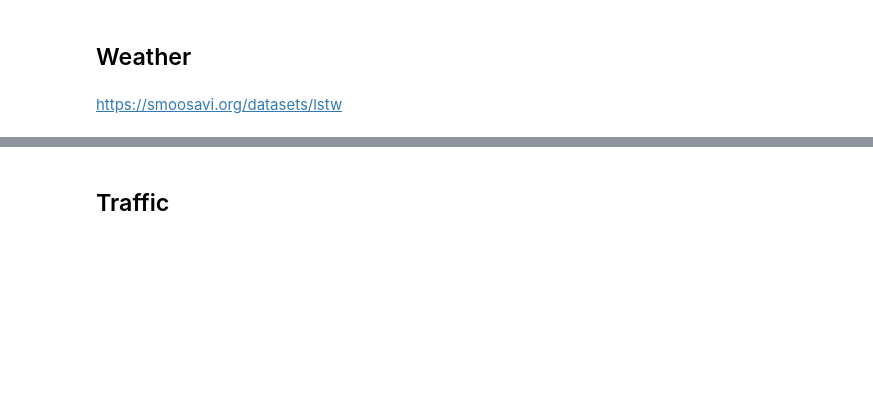
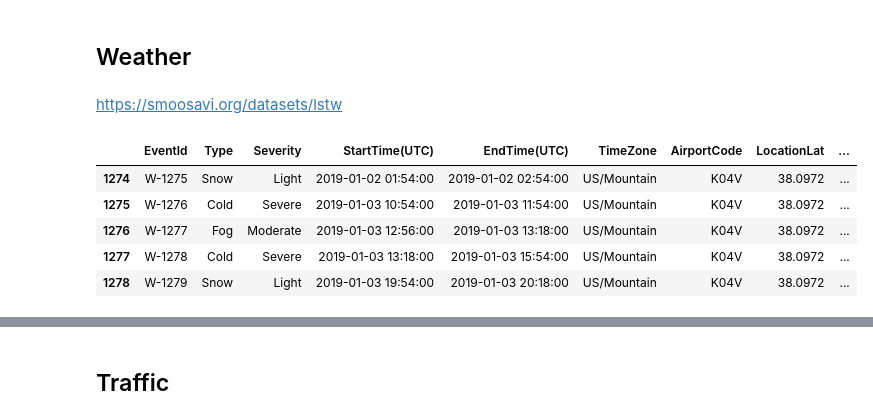
Before and after one commit to vamsidhar-reddy-rajula/Flight-delays, a Jupyter notebook: notebooks/5_feature_engineering.ipynb, the cells around one changed output, grey strips where cells are left out. Drawn from its saved outputs; the diff is of its cells as text; code cells hidden in the pictures; blank space fills up the shorter version.

```diff
--- a/notebooks/5_feature_engineering.ipynb
+++ b/notebooks/5_feature_engineering.ipynb
@@ -231,15 +250,22 @@ https://smoosavi.org/datasets/lstw
 # flights_fe = flights_fe[(~flights_fe.origin_state.isin(["AK","HI","DC","PR","VI","TT"])) &
 #             (~flights_fe.dest_state.isin(["AK","HI","DC","PR","VI","TT"]))]
 # %%
-# weather_kaggle = pd.read_csv(r"../data/WeatherEvents_Jan2016-Dec2020.csv")
+weather_kaggle = pd.read_csv(r"../data/external/WeatherEvents_Jan2016-Dec2020.csv")
 # %%
-# weather_kaggle = weather_kaggle.astype({'StartTime(UTC)':'datetime64[ns]',
-#                                        'EndTime(UTC)':'datetime64[ns]'})
+weather_kaggle = weather_kaggle.astype({'StartTime(UTC)':'datetime64[ns]',
+                                       'EndTime(UTC)':'datetime64[ns]'})
 # %%
-# weather_kaggle = weather_kaggle[(weather_kaggle["StartTime(UTC)"]>datetime(year=2019,month=1,day=1))&
-#                                 (weather_kaggle["EndTime(UTC)"]<datetime(year=2020,month=2,day=1))]
+weather_kaggle = weather_kaggle[(weather_kaggle["StartTime(UTC)"]>datetime(year=2019,month=1,day=1))&
+                                (weather_kaggle["EndTime(UTC)"]<datetime(year=2020,month=2,day=1))]
 # %%
-# weather_kaggle.head()
+weather_kaggle.head()
+# %% [output]
+|  | EventId | Type | Severity | StartTime(UTC) | EndTime(UTC) | TimeZone | AirportCode | LocationLat | ... |
+| 1274 | W-1275 | Snow | Light | 2019-01-02 01:54:00 | 2019-01-02 02:54:00 | US/Mountain | K04V | 38.0972 | ... |
+| 1275 | W-1276 | Cold | Severe | 2019-01-03 10:54:00 | 2019-01-03 11:54:00 | US/Mountain | K04V | 38.0972 | ... |
+| 1276 | W-1277 | Fog | Moderate | 2019-01-03 12:56:00 | 2019-01-03 13:18:00 | US/Mountain | K04V | 38.0972 | ... |
+| 1277 | W-1278 | Cold | Severe | 2019-01-03 13:18:00 | 2019-01-03 15:54:00 | US/Mountain | K04V | 38.0972 | ... |
+| 1278 | W-1279 | Snow | Light | 2019-01-03 19:54:00 | 2019-01-03 20:18:00 | US/Mountain | K04V | 38.0972 | ... |
 # %%
 flights_fe.origin = flights_fe.origin.replace({'FCA':'GPI','SCE':'UNV','BKG':'BBG','AZA':'IWA','USA':'JQF',
                       'MQT':'SAW','YUM':'NYL','HHH':'HXD'})
```
Also changed, not shown: parts of 29 cells of this notebook, 6 other files.
